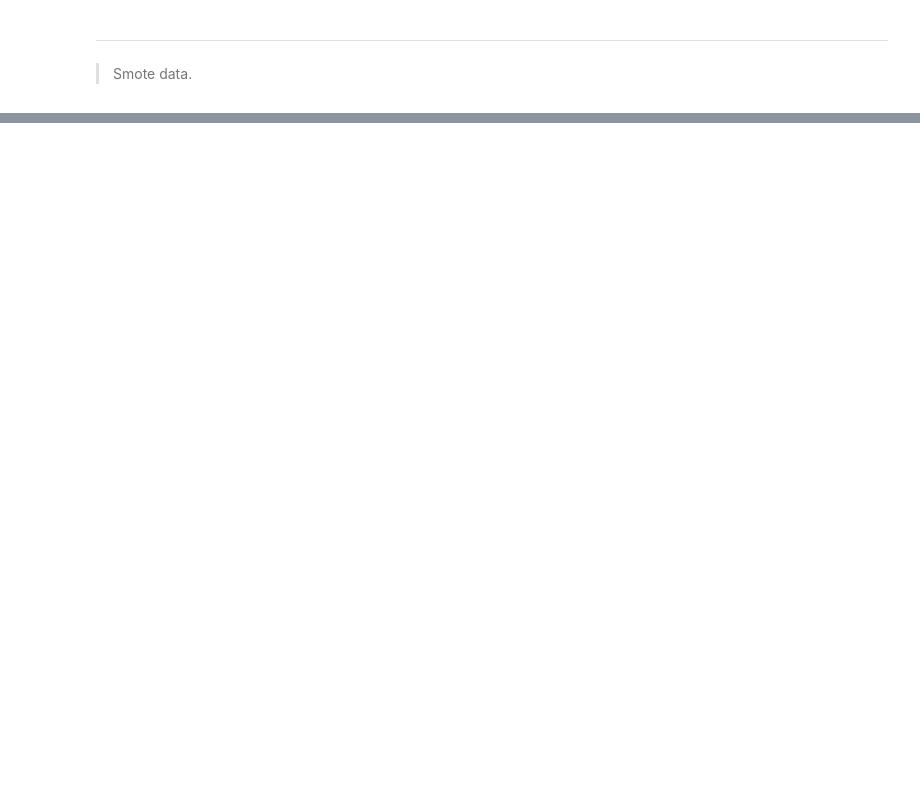
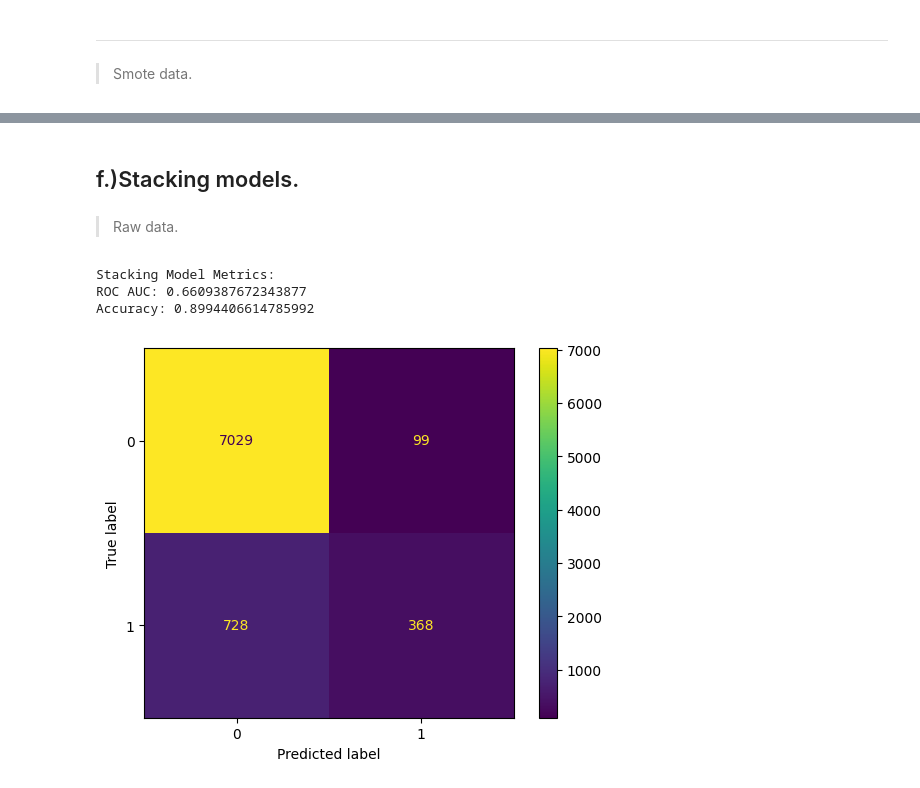
Before and after one commit to RonChits/Default-Probability, a Jupyter notebook: Default_Probability.ipynb, the cells around one changed output, grey strips where cells are left out. Saved outputs shown, nothing was run; the diff lists cells and outputs as text; code cells hidden in the pictures; blank space fills up the shorter version.

```diff
--- a/Default_Probability.ipynb
+++ b/Default_Probability.ipynb
@@ -3172,0 +3551,54 @@ print("F1 Score:", f1_score)
+# %% [markdown]
+## f.)Stacking models.
+# %%
+with open("best-xgb-class.pkl", "rb") as f:
+  best_modelxg= dill.load(f)
+# %%
+with open('best-rfc-class.pkl', 'rb') as f:
+  best_modelrfc= dill.load(f)
+# %% [markdown]
+>Raw data.
+# %%
+base_models = [
+    ('xgboost', best_modelxg),
+     ('random_forest', best_modelrfc)
+     ]
+
+# Define meta-model
+meta_model = LogisticRegression()
+
+# Create stacking classifier
+stacking_clf = StackingClassifier(estimators=base_models, final_estimator=meta_model, cv=5)
+
+# Fit the stacking classifier
+stacking_clf.fit(X_train, y_train)
+
+# Make predictions
+y_pred = stacking_clf.predict(X_test)
+
+# Evaluate performance
+roc_auc = roc_auc_score(y_test, y_pred)
+accuracy = accuracy_score(y_test, y_pred)
+precision = precision_score(y_test, y_pred)
+
+
+print("Stacking Model Metrics:")
+print("ROC AUC:", roc_auc)
+print("Accuracy:", accuracy)
+# %% [output]
+Stacking Model Metrics:
+ROC AUC: 0.6609387672343877
+Accuracy: 0.8994406614785992
+# %%
+# Predict class labels
+y_pred = (stacking_clf.predict(X_test) > 0.5).astype(int)
+
+# Generate confusion matrix
+cm = confusion_matrix(y_test, y_pred)
+
+# Display confusion matrix
+disp = ConfusionMatrixDisplay(confusion_matrix=cm)
+disp.plot()
+plt.show()
+# %% [output]
+[figure, added]
```
Also changed, not shown: parts of 93 cells of this notebook.
